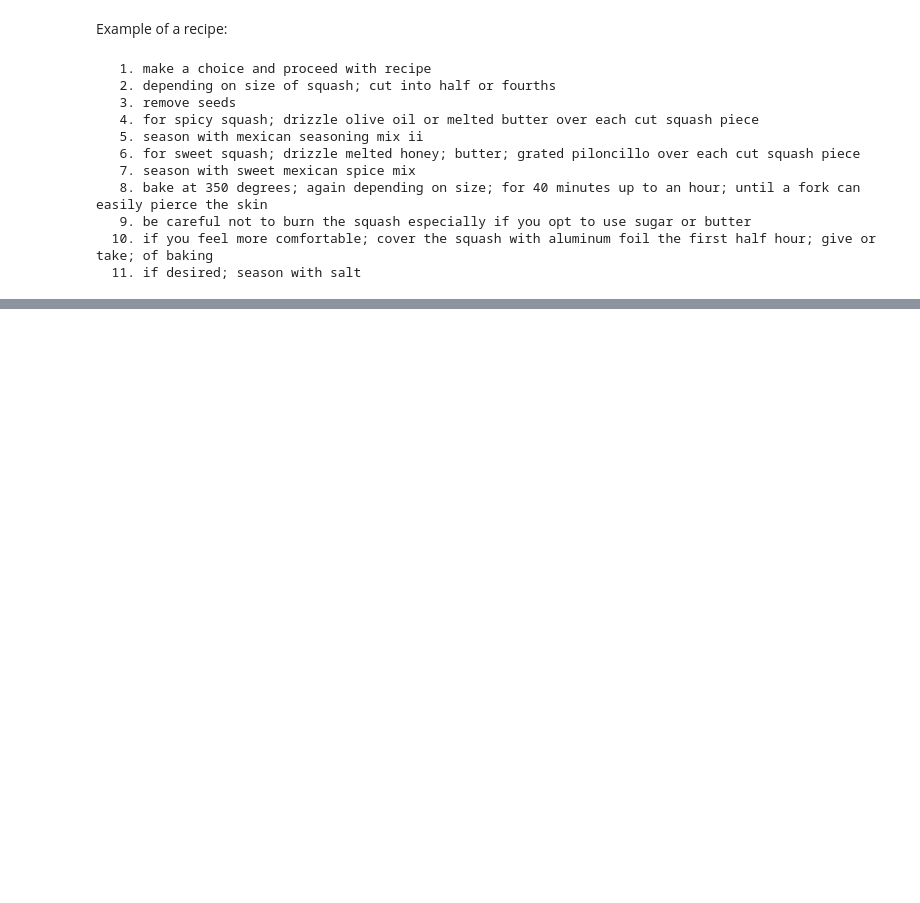
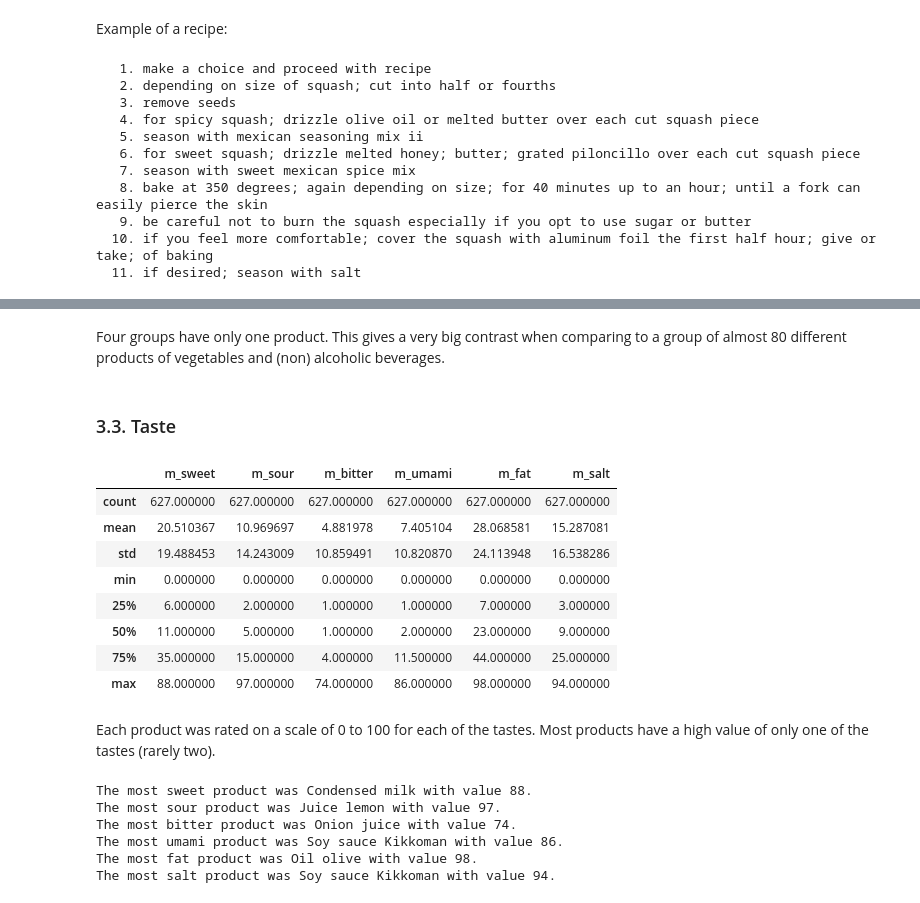
Before and after one commit to Tremirre/EaT-PIM-Revised, a Jupyter notebook: report.ipynb, the cells around one changed output, grey strips where cells are left out. Saved outputs shown, nothing was run; the diff lists cells and outputs as text; code cells hidden in the pictures; blank space fills up the shorter version.

```diff
--- a/report.ipynb
+++ b/report.ipynb
@@ -181,0 +233,29 @@ for i, step in enumerate(steps[0]):
+# %% [markdown]
+Four groups have only one product. This gives a very big contrast when comparing to a group of almost 80 different products of vegetables and (non) alcoholic beverages.
+# %% [markdown]
+### 3.3. Taste
+# %%
+ingredient_df.filter(items = value_taste_columns).describe()
+# %% [output]
+|  | m_sweet | m_sour | m_bitter | m_umami | m_fat | m_salt |
+| count | 627.000000 | 627.000000 | 627.000000 | 627.000000 | 627.000000 | 627.000000 |
+| mean | 20.510367 | 10.969697 | 4.881978 | 7.405104 | 28.068581 | 15.287081 |
+| std | 19.488453 | 14.243009 | 10.859491 | 10.820870 | 24.113948 | 16.538286 |
+| min | 0.000000 | 0.000000 | 0.000000 | 0.000000 | 0.000000 | 0.000000 |
+| 25% | 6.000000 | 2.000000 | 1.000000 | 1.000000 | 7.000000 | 3.000000 |
+| 50% | 11.000000 | 5.000000 | 1.000000 | 2.000000 | 23.000000 | 9.000000 |
+| 75% | 35.000000 | 15.000000 | 4.000000 | 11.500000 | 44.000000 | 25.000000 |
+| max | 88.000000 | 97.000000 | 74.000000 | 86.000000 | 98.000000 | 94.000000 |
+# %% [markdown]
+Each product was rated on a scale of 0 to 100 for each of the tastes. Most products have a high value of only one of the tastes (rarely two).
+# %%
+for taste in value_taste_columns:
+    product = ingredient_df.sort_values(taste).tail(1)[['Product_description_EN', taste]]
+    print(f"The most {taste[2:]} product was {product['Product_description_EN'].values[0]} with value {int(product[taste].values[0])}.")
+# %% [output]
+The most sweet product was Condensed milk with value 88.
+The most sour product was Juice lemon with value 97.
+The most bitter product was Onion juice with value 74.
+The most umami product was Soy sauce Kikkoman with value 86.
+The most fat product was Oil olive with value 98.
+The most salt product was Soy sauce Kikkoman with value 94.
```
Also changed, not shown: parts of 7 cells of this notebook.
